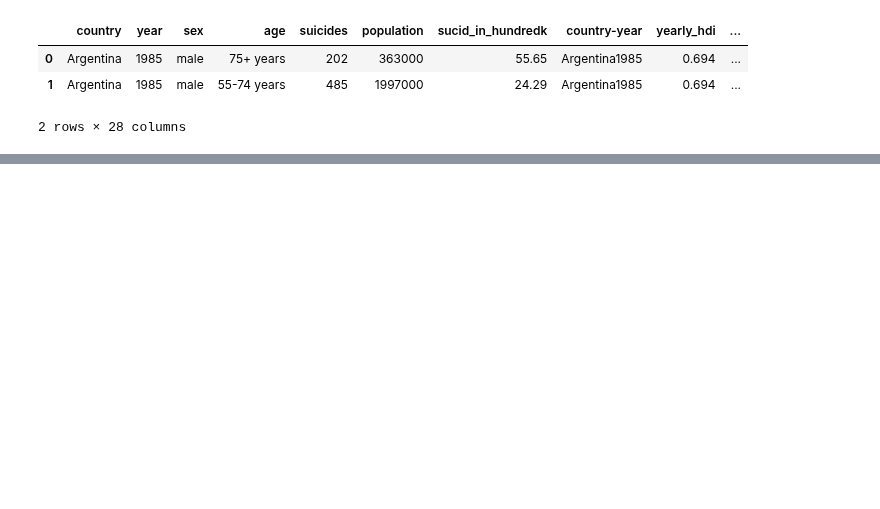
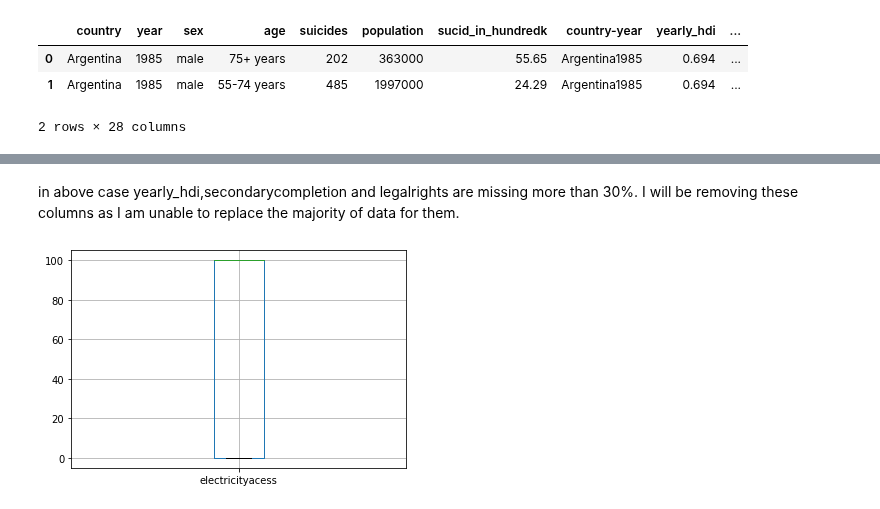
Before and after one commit to sujilkumarkm/desertion_dkit_msc_2022_sep, a Jupyter notebook: dissertation_suicide_data_preparation_2022.ipynb, the cells around one changed output, grey strips where cells are left out. Saved outputs shown, nothing was run; the diff lists cells and outputs as text; code cells hidden in the pictures; blank space fills up the shorter version.

```diff
--- a/dissertation_suicide_data_preparation_2022.ipynb
+++ b/dissertation_suicide_data_preparation_2022.ipynb
@@ -328,0 +435,16 @@ df.rename( {'suicides_no':'suicides' } , axis=1 , inplace = True)
+# %% [markdown]
+in above case yearly_hdi,secondarycompletion and legalrights are missing more than 30%. I will be removing these columns as I am unable to replace the majority of data for them.
+# %%
+final.drop('yearly_hdi', axis=1, inplace=True)
+final.drop('secondarycompletion', axis=1, inplace=True)
+final.drop('legalrights', axis=1, inplace=True)
+# %%
+stud_bplt = final.boxplot(column = 'electricityacess')
+
+
+stud_bplt.plot()
+
+
+plt.show()
+# %% [output]
+[figure, added]
```
Also changed, not shown: parts of 38 cells of this notebook, 4 other files.
